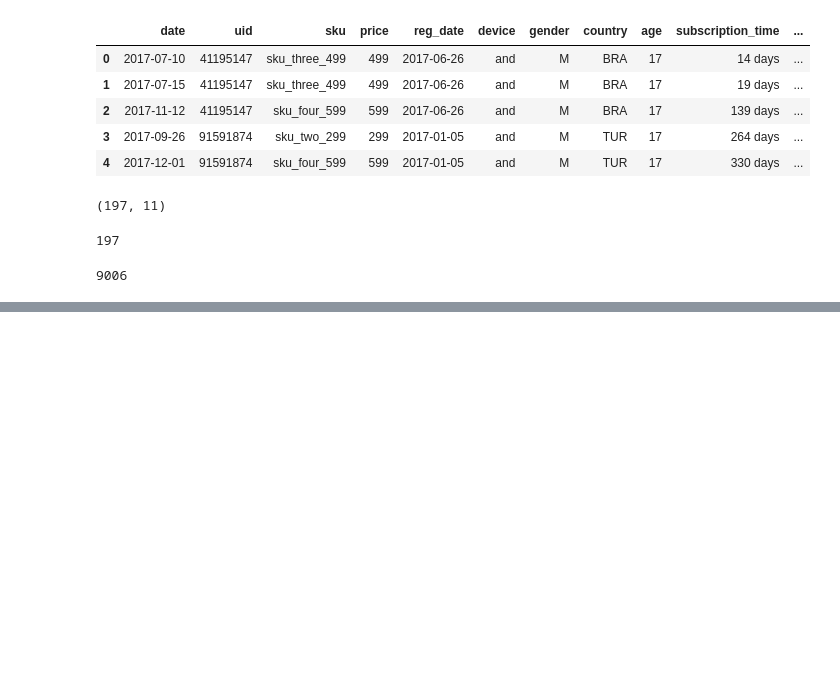
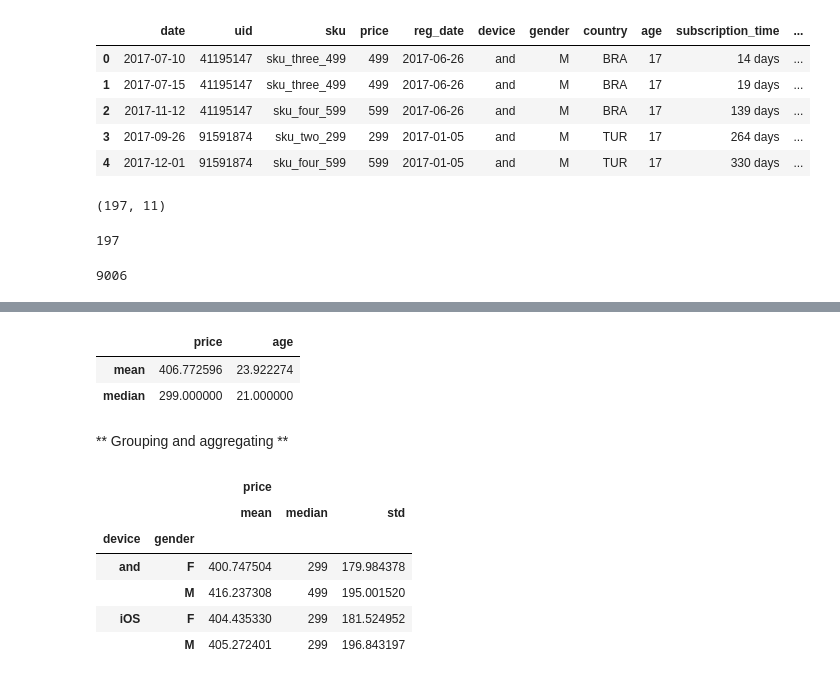
Before and after one commit to sushant2811/customerAnalyticsWithA-BTesting, a Jupyter notebook: customerAnalyticsWithA-BTesting.ipynb, the cells around one changed output, grey strips where cells are left out. Drawn from its saved outputs; the diff is of its cells as text; code cells hidden in the pictures; blank space fills up the shorter version.

Commit message:
Grouping and aggregating

```diff
--- a/customerAnalyticsWithA-BTesting.ipynb
+++ b/customerAnalyticsWithA-BTesting.ipynb
@@ -183,0 +239,18 @@ len(uidPurchasesjoined)
+# %%
+uidPurchasesjoined.agg({'price': ['mean', 'median'], 'age': ['mean', 'median']})
+# %% [output]
+|  | price | age |
+| mean | 406.772596 | 23.922274 |
+| median | 299.000000 | 21.000000 |
+# %% [markdown]
+** Grouping and aggregating **
+# %%
+uidPurchasesjoined.groupby(by = ['device', 'gender']).agg({'price': ['mean', 'median', 'std']})
+# %% [output]
+|  |  | price |  |  |
+|  |  | mean | median | std |
+| device | gender |  |  |  |
+| and | F | 400.747504 | 299 | 179.984378 |
+|  | M | 416.237308 | 499 | 195.001520 |
+| iOS | F | 404.435330 | 299 | 181.524952 |
+|  | M | 405.272401 | 299 | 196.843197 |
```
Also changed, not shown: parts of 10 cells of this notebook.
